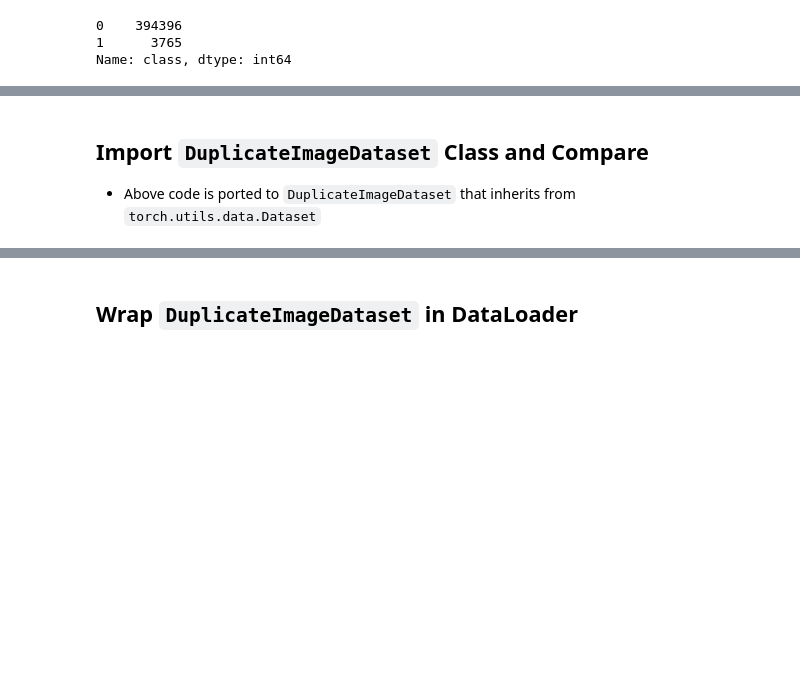
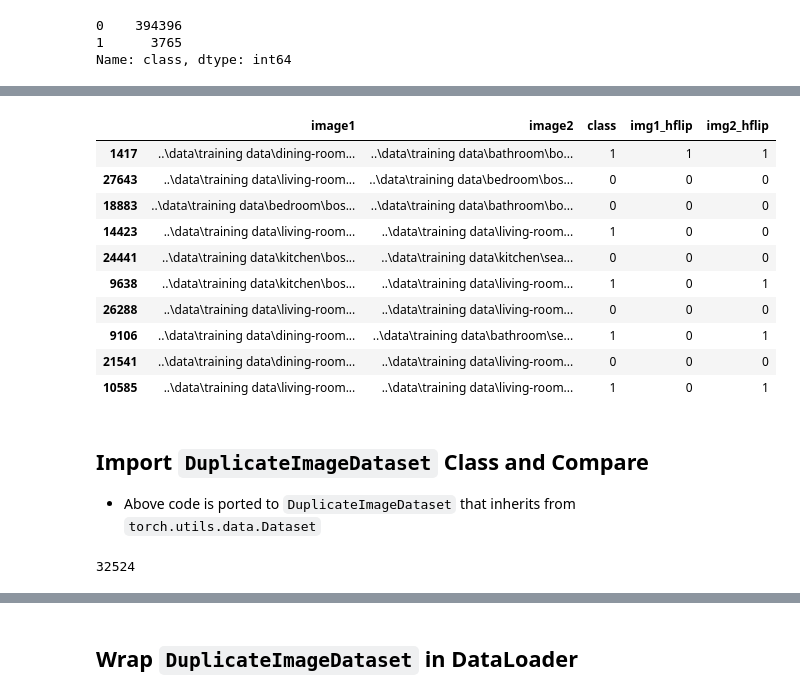
Before and after one commit to ngrq123/same-space, a Jupyter notebook: notebooks/1. Create Training Dataset.ipynb, the cells around one changed output, grey strips where cells are left out. Cells and saved outputs as stored; diff of their text form; code cells hidden in the pictures; blank space fills up the shorter version.

```diff
--- a/notebooks/1. Create Training Dataset.ipynb
+++ b/notebooks/1. Create Training Dataset.ipynb
@@ -111,0 +203,3 @@ Name: class, dtype: int64
+# %%
+train_df = pd.concat([upsampled_df, non_duplicate_pairs_df], ignore_index=True).drop(['similarity'], axis=1)
+train_df.head()
@@ -112,3 +213,17 @@ Name: class, dtype: int64
+# %%
+train_df.sample(10)
+# %% [output]
+|  | image1 | image2 | class | img1_hflip | img2_hflip |
+| 1417 | ..\data\training data\dining-room... | ..\data\training data\bathroom\bo... | 1 | 1 | 1 |
+| 27643 | ..\data\training data\living-room... | ..\data\training data\bedroom\bos... | 0 | 0 | 0 |
+| 18883 | ..\data\training data\bedroom\bos... | ..\data\training data\bathroom\bo... | 0 | 0 | 0 |
+| 14423 | ..\data\training data\living-room... | ..\data\training data\living-room... | 1 | 0 | 0 |
+| 24441 | ..\data\training data\kitchen\bos... | ..\data\training data\kitchen\sea... | 0 | 0 | 0 |
+| 9638 | ..\data\training data\kitchen\bos... | ..\data\training data\living-room... | 1 | 0 | 1 |
+| 26288 | ..\data\training data\living-room... | ..\data\training data\living-room... | 0 | 0 | 0 |
+| 9106 | ..\data\training data\dining-room... | ..\data\training data\bathroom\se... | 1 | 0 | 1 |
+| 21541 | ..\data\training data\dining-room... | ..\data\training data\living-room... | 0 | 0 | 0 |
+| 10585 | ..\data\training data\living-room... | ..\data\training data\living-room... | 1 | 0 | 1 |
 # %% [markdown]
 ## Import `DuplicateImageDataset` Class and Compare
 
@@ -117,5 +232,9 @@ Name: class, dtype: int64
 from scripts.dataset_duplicate_image import DuplicateImageDataset
 # %%
 dataset = DuplicateImageDataset('../data/Training Data')
+# %%
+len(train_df)
+# %% [output]
+32524
 # %%
 assert len(dataset) == len(train_df)
```
Also changed, not shown: parts of 26 cells of this notebook, 2 other files.
